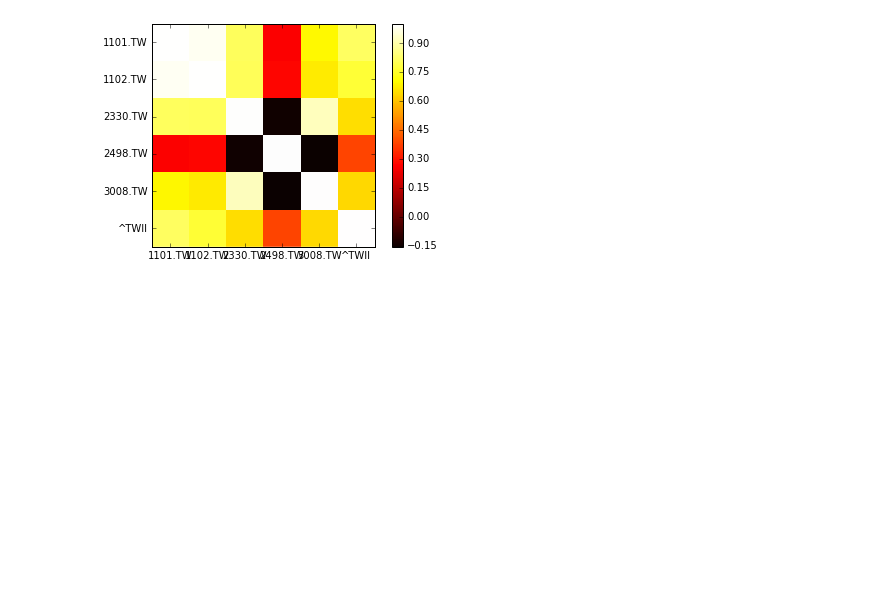
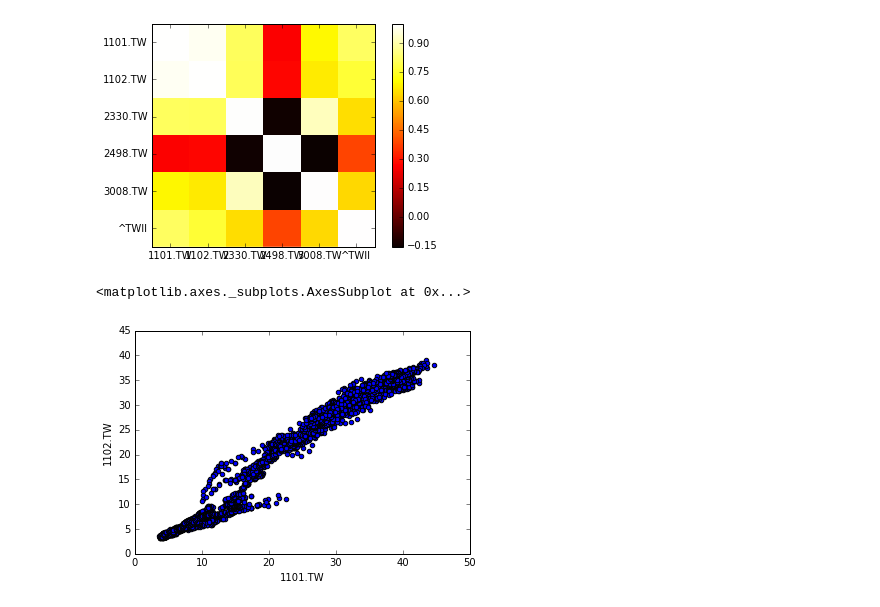
Before and after one commit to ywchiu/pyfintech, a Jupyter notebook: 20160729Demo.ipynb, the cells around one changed output. Cells and saved outputs as stored; diff of their text form; code cells hidden in the pictures; blank space fills up the shorter version.

Commit message:
add coorelation plot

```diff
--- a/20160729Demo.ipynb
+++ b/20160729Demo.ipynb
@@ -584,3 +584,8 @@ plt.yticks(range(len(corr)), corr.columns);
 # %% [output]
 Populating the interactive namespace from numpy and matplotlib
 [figure]
+# %%
+df.plot(kind = 'scatter', x = '1101.TW', y = '1102.TW')
+# %% [output]
+<matplotlib.axes._subplots.AxesSubplot at 0x...>
+[figure, added]
```
